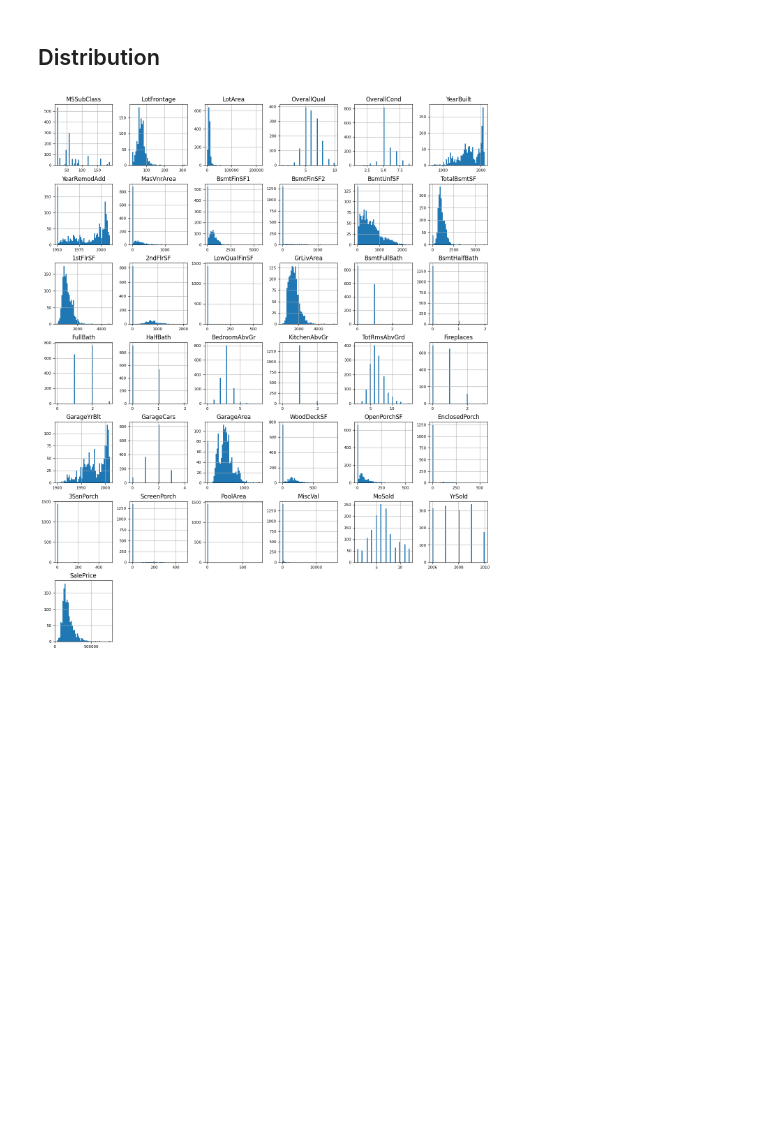
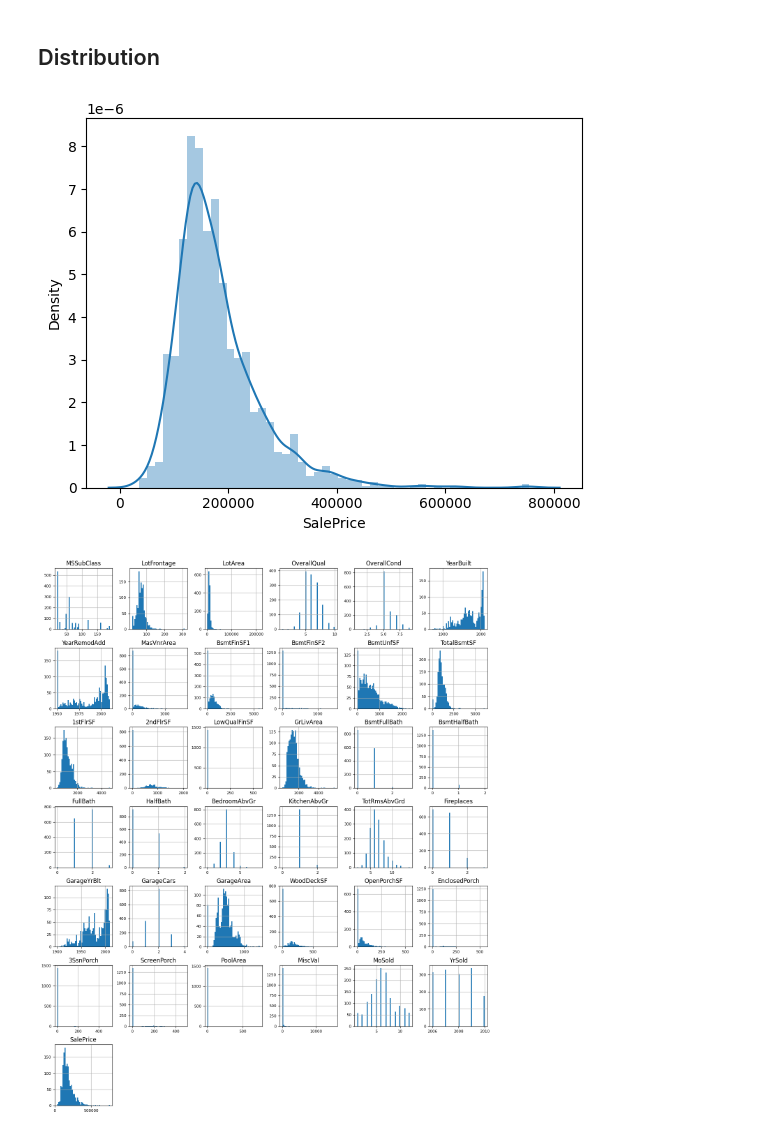
Before and after one commit to AbdallaNassar/machine-learning, a Jupyter notebook: House Prices advanced/project.ipynb, the cells around one changed output. Saved outputs shown, nothing was run; the diff lists cells and outputs as text; code cells hidden in the pictures; blank space fills up the shorter version.

Commit message:
House Prices project

```diff
--- a/House Prices advanced/project.ipynb
+++ b/House Prices advanced/project.ipynb
@@ -99,6 +102,12 @@ print(df.shape)
 sns.pairplot(df)
 # Display the plot
 plt.show()
+# %%
+#histogram
+sns.distplot(df['SalePrice']);
+plt.show()
+# %% [output]
+[figure, added]
 # %%
 # Create histograms for numerical columns in int_data
 int_data.hist(figsize=(16, 20), bins=50, xlabelsize=8, ylabelsize=8)
```
Also changed, not shown: parts of 4 cells of this notebook.
